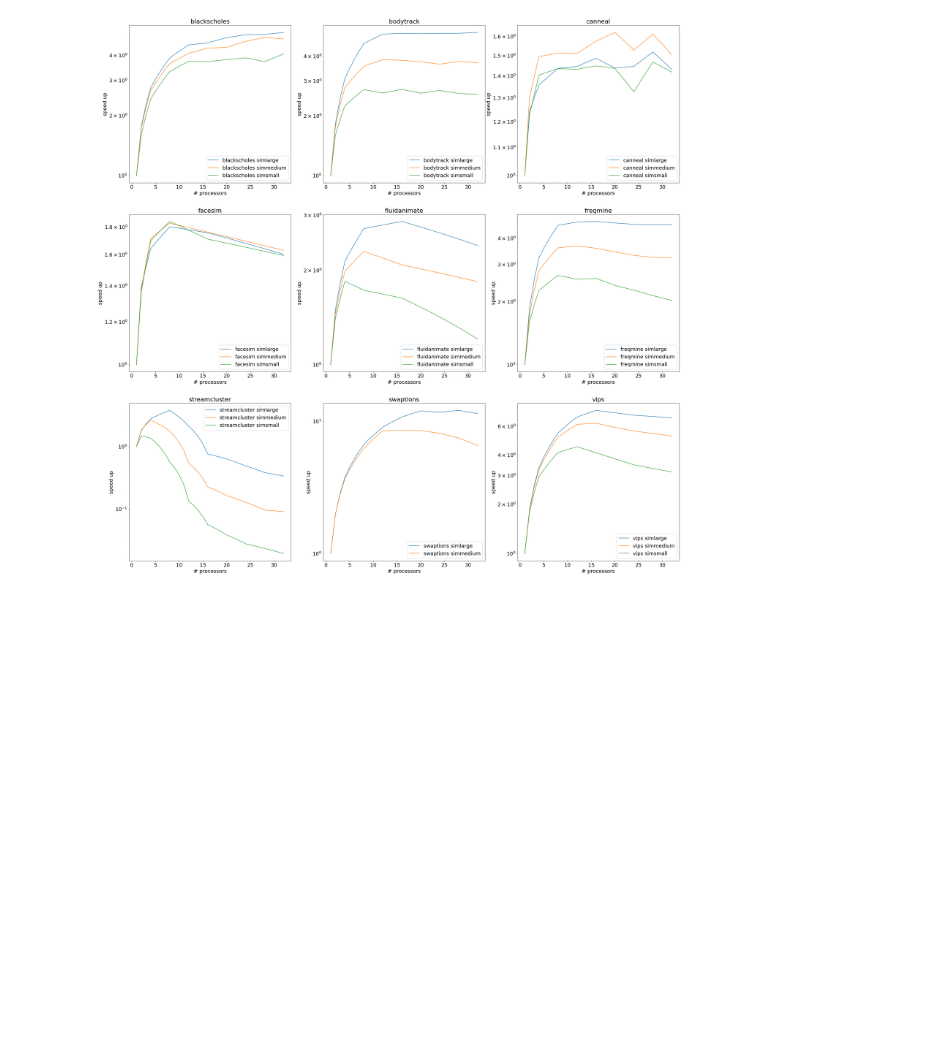
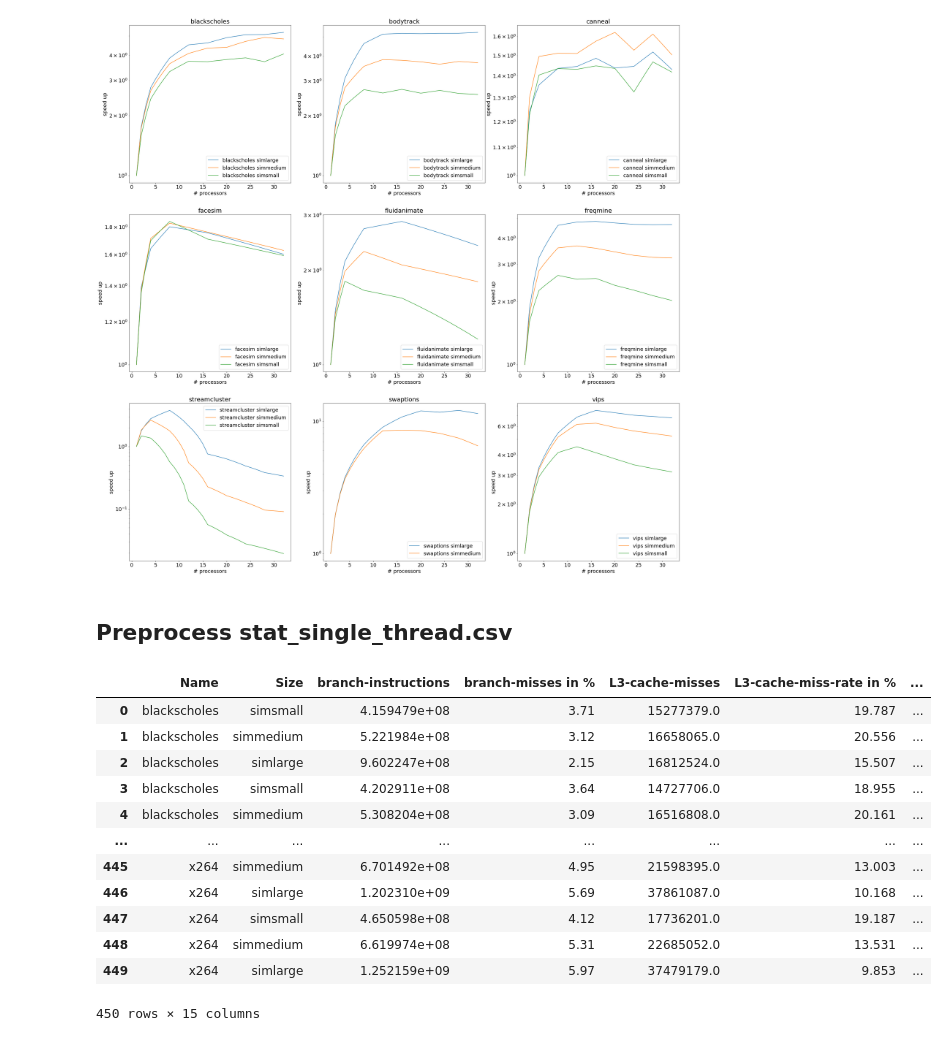
Before and after one commit to liubai01/Multicore-NYU-2021, a Jupyter notebook: Data Preprocess.ipynb, the cells around one changed output. Cells and saved outputs as stored; diff of their text form; code cells hidden in the pictures; blank space fills up the shorter version.

```diff
--- a/Data Preprocess.ipynb
+++ b/Data Preprocess.ipynb
@@ -224,3 +224,27 @@ for m in modules:
 plt.show()
 # %% [output]
 [figure]
+# %% [markdown]
+## Preprocess stat_single_thread.csv
+# %%
+# load the data
+csv_path = os.path.join("data", "stat_single_thread.csv")
+df = pd.read_csv(csv_path)
+df = df.iloc[: , 1:]
+dfname = df[['Name', 'Size']]
+
+df
+# %% [output]
+|  | Name | Size | branch-instructions | branch-misses in % | L3-cache-misses | L3-cache-miss-rate in % | ... |
+| 0 | blackscholes | simsmall | 4.159479e+08 | 3.71 | 15277379.0 | 19.787 | ... |
+| 1 | blackscholes | simmedium | 5.221984e+08 | 3.12 | 16658065.0 | 20.556 | ... |
+| 2 | blackscholes | simlarge | 9.602247e+08 | 2.15 | 16812524.0 | 15.507 | ... |
+| 3 | blackscholes | simsmall | 4.202911e+08 | 3.64 | 14727706.0 | 18.955 | ... |
+| 4 | blackscholes | simmedium | 5.308204e+08 | 3.09 | 16516808.0 | 20.161 | ... |
+| ... | ... | ... | ... | ... | ... | ... | ... |
+| 445 | x264 | simmedium | 6.701492e+08 | 4.95 | 21598395.0 | 13.003 | ... |
+| 446 | x264 | simlarge | 1.202310e+09 | 5.69 | 37861087.0 | 10.168 | ... |
+| 447 | x264 | simsmall | 4.650598e+08 | 4.12 | 17736201.0 | 19.187 | ... |
+| 448 | x264 | simmedium | 6.619974e+08 | 5.31 | 22685052.0 | 13.531 | ... |
+| 449 | x264 | simlarge | 1.252159e+09 | 5.97 | 37479179.0 | 9.853 | ... |
+450 rows × 15 columns
```
Also changed, not shown: parts of 3 cells of this notebook, 5 other files.
